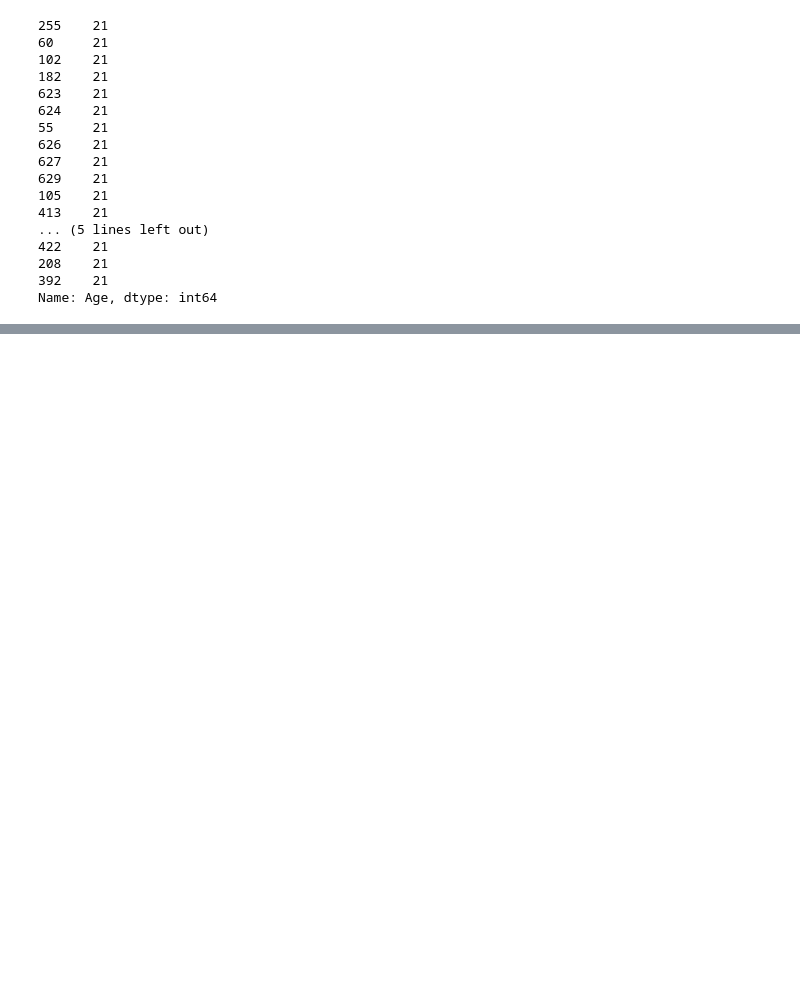
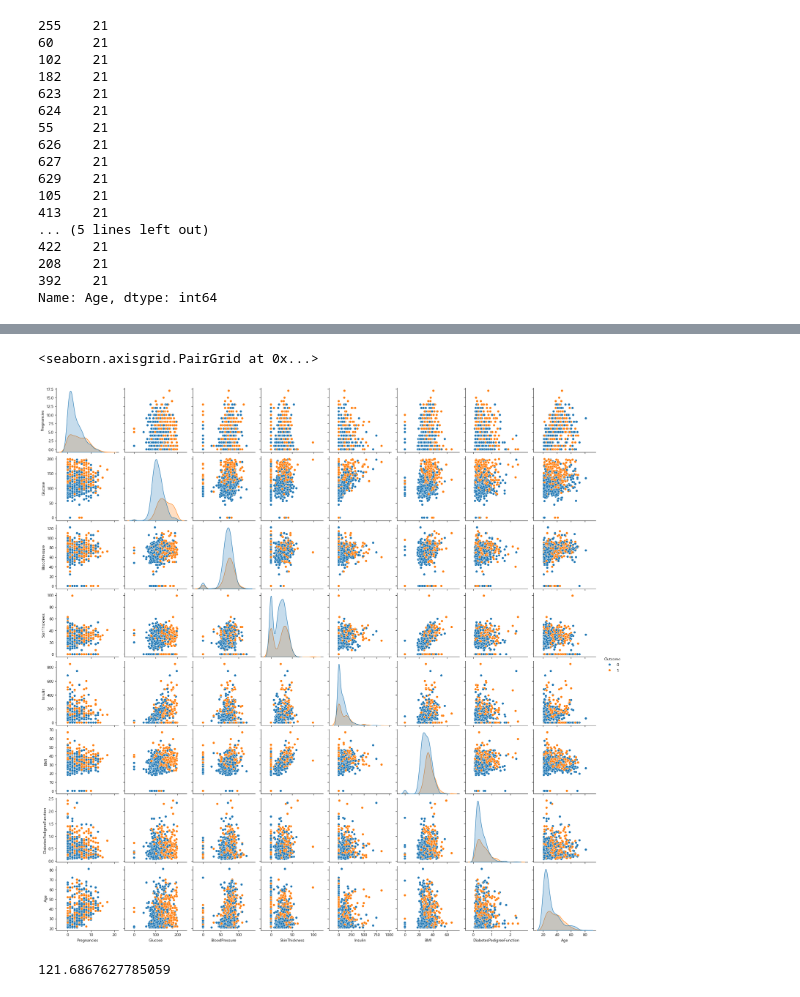
Before and after one commit to answeral/medical1, a Jupyter notebook: m0521/m0521_04.ipynb, the cells around one changed output, grey strips where cells are left out. Drawn from its saved outputs; the diff is of its cells as text; code cells hidden in the pictures; blank space fills up the shorter version.

```diff
--- a/m0521/m0521_04.ipynb
+++ b/m0521/m0521_04.ipynb
@@ -157,0 +270,5 @@ Name: Age, dtype: int64
+# %%
+sns.pairplot(df,hue='Outcome')
+# %% [output]
+<seaborn.axisgrid.PairGrid at 0x...>
+[figure, added]
@@ -157,0 +277,4 @@ Name: Age, dtype: int64
+# %%
+df_zero_to_mean['Glucose'].mean()
+# %% [output]
+121.6867627785059
```
Also changed, not shown: parts of 21 cells of this notebook, 6 other files.
